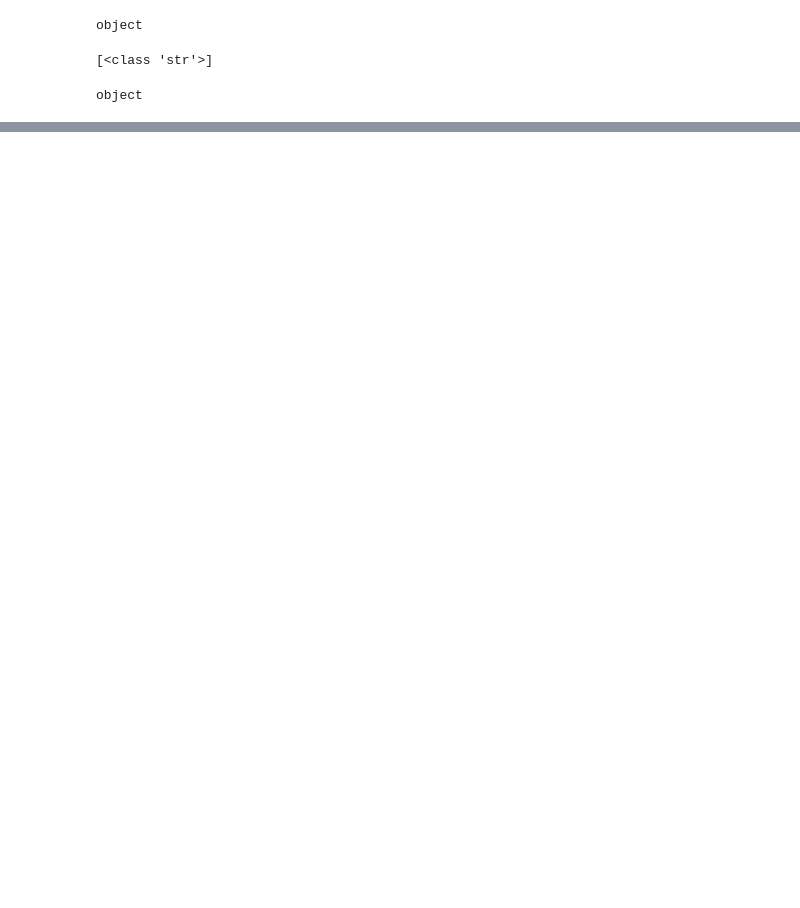
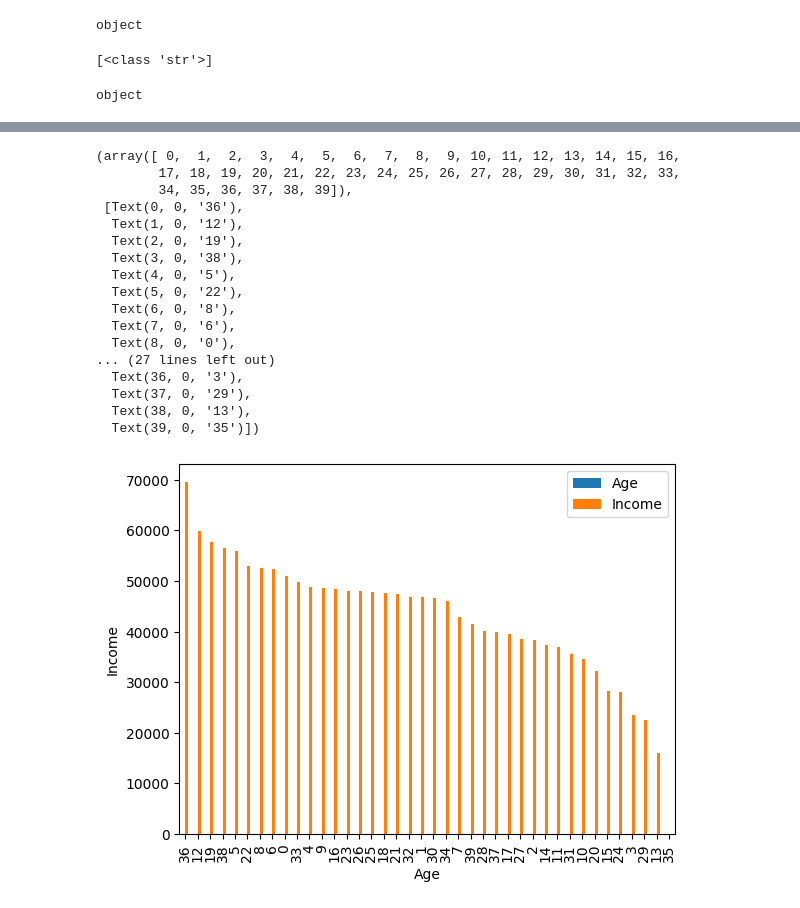
Before and after one commit to annwanginnt/data_scirence, a Jupyter notebook: practice_20230618.ipynb, the cells around one changed output, grey strips where cells are left out. Saved outputs shown, nothing was run; the diff lists cells and outputs as text; code cells hidden in the pictures; blank space fills up the shorter version.

```diff
--- a/practice_20230618.ipynb
+++ b/practice_20230618.ipynb
@@ -55,0 +322,24 @@ object
+# %%
+age_income_df.plot(kind='bar')
+plt.ylabel('Income')
+plt.xlabel('Age')
+plt.xticks(rotation=90)
+# %% [output]
+(array([ 0,  1,  2,  3,  4,  5,  6,  7,  8,  9, 10, 11, 12, 13, 14, 15, 16,
+        17, 18, 19, 20, 21, 22, 23, 24, 25, 26, 27, 28, 29, 30, 31, 32, 33,
+        34, 35, 36, 37, 38, 39]),
+ [Text(0, 0, '36'),
+  Text(1, 0, '12'),
+  Text(2, 0, '19'),
+  Text(3, 0, '38'),
+  Text(4, 0, '5'),
+  Text(5, 0, '22'),
+  Text(6, 0, '8'),
+  Text(7, 0, '6'),
+  Text(8, 0, '0'),
+... (27 lines left out)
+  Text(36, 0, '3'),
+  Text(37, 0, '29'),
+  Text(38, 0, '13'),
+  Text(39, 0, '35')])
+[figure, added]
```
Also changed, not shown: parts of 52 cells of this notebook, 1 other file.
